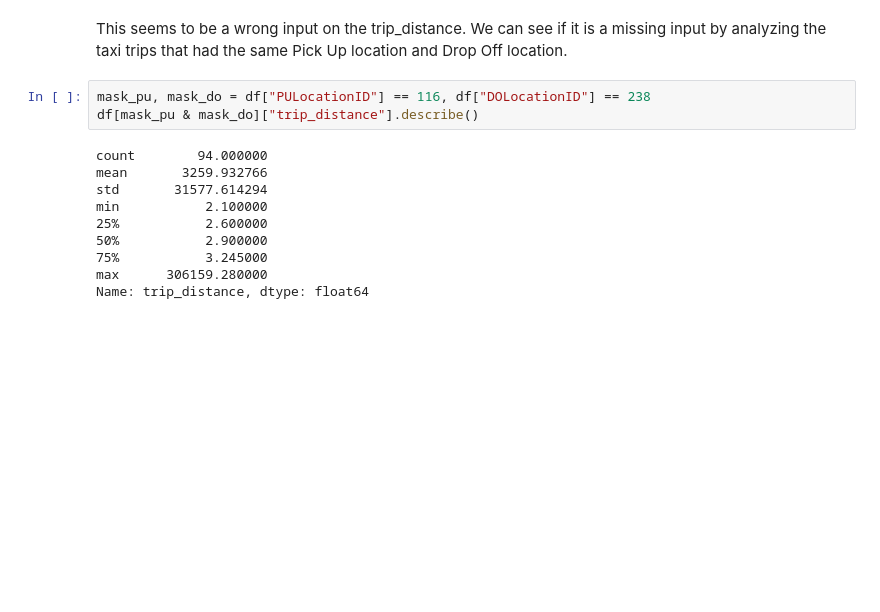
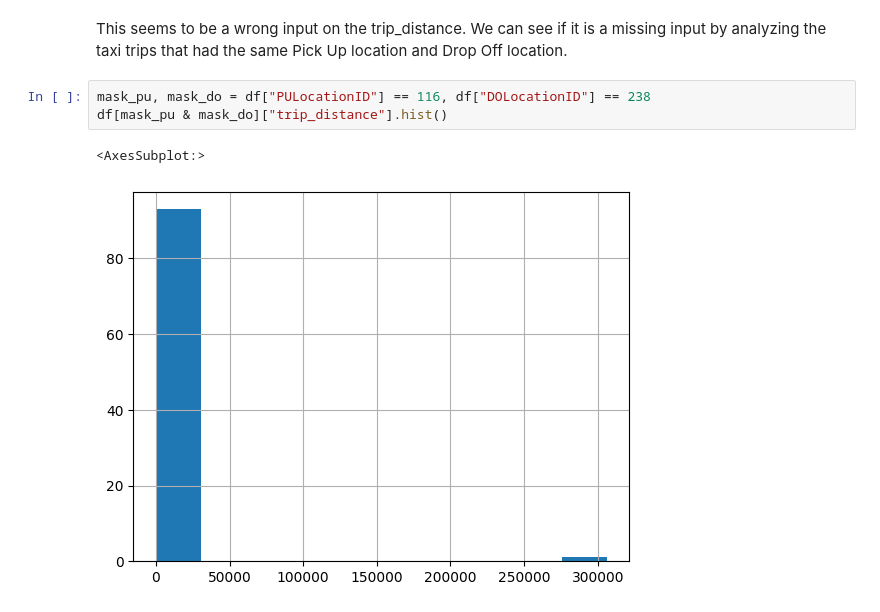
Before and after one commit to nahumsa/nyc-yellow-tripdata, a Jupyter notebook: notebooks/01-EDA.ipynb, the cells around one changed output. Cells and saved outputs as stored; diff of their text form; blank space fills up the shorter version.

```diff
--- a/notebooks/01-EDA.ipynb
+++ b/notebooks/01-EDA.ipynb
@@ -125,14 +125,7 @@ df[mask]
 This seems to be a wrong input on the trip_distance. We can see if it is a missing input by analyzing the taxi trips that had the same Pick Up location and Drop Off location.
 # %%
 mask_pu, mask_do = df["PULocationID"] == 116, df["DOLocationID"] == 238
-df[mask_pu & mask_do]["trip_distance"].describe()
+df[mask_pu & mask_do]["trip_distance"].hist()
 # %% [output]
-count        94.000000
-mean       3259.932766
-std       31577.614294
-min           2.100000
-25%           2.600000
-50%           2.900000
-75%           3.245000
-max      306159.280000
-Name: trip_distance, dtype: float64
+<AxesSubplot:>
+[figure, added]
```
Also changed, not shown: parts of 16 cells of this notebook, 13 other files.
